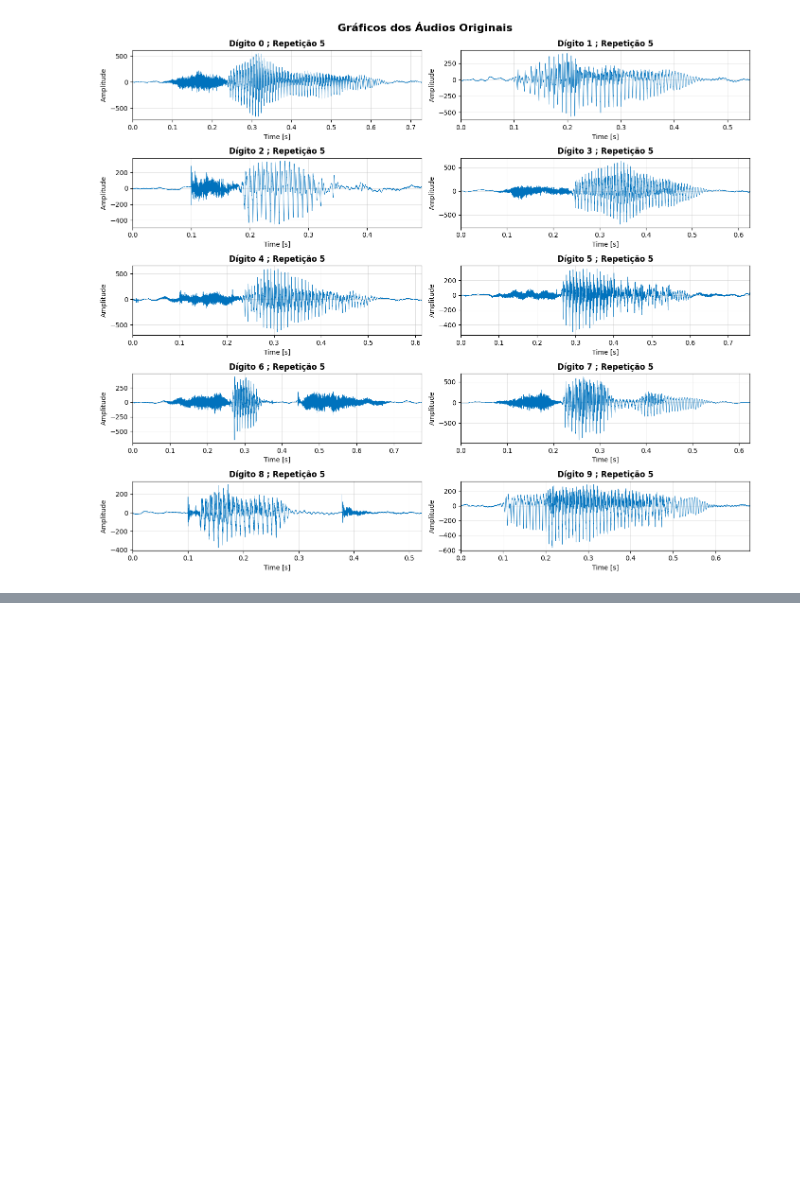
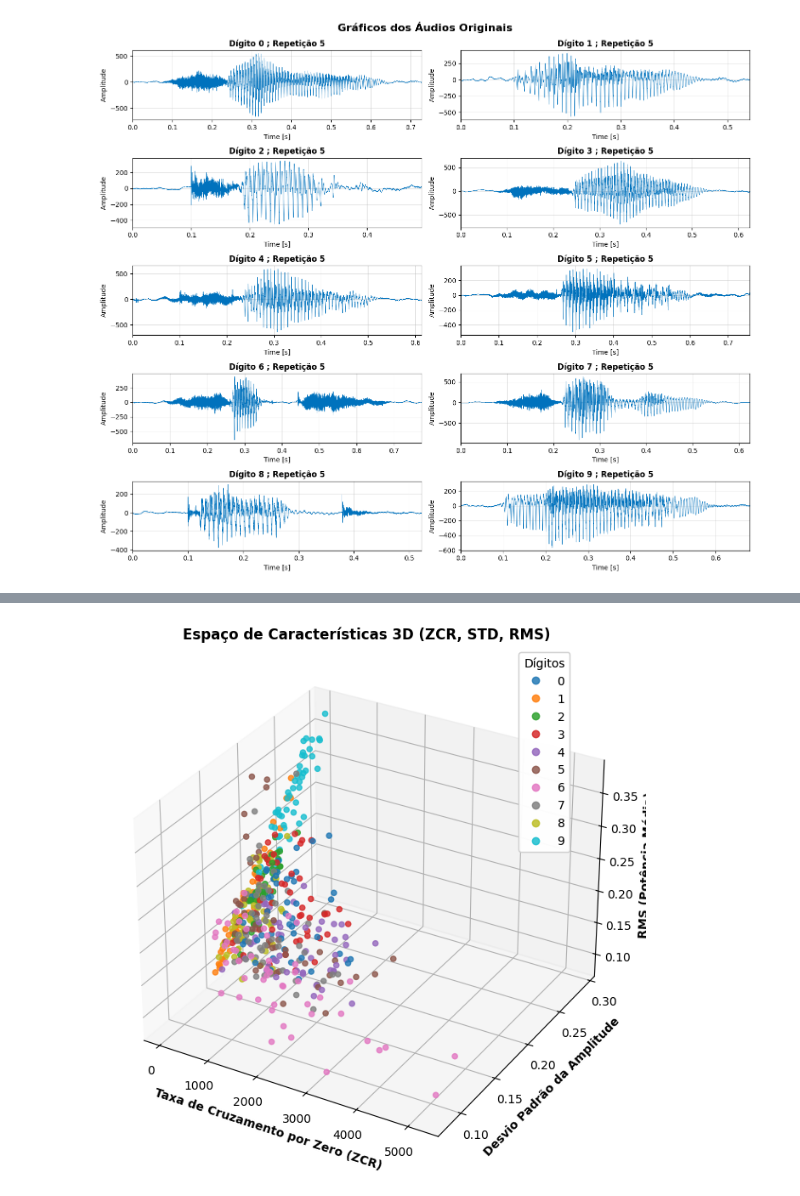
Before and after one commit to tdamiaon/ATD-Projeto, a Jupyter notebook: ATD_Projeto.ipynb, the cells around one changed output, grey strips where cells are left out. Saved outputs shown, nothing was run; the diff lists cells and outputs as text; code cells hidden in the pictures; blank space fills up the shorter version.

```diff
--- a/ATD_Projeto.ipynb
+++ b/ATD_Projeto.ipynb
@@ -64,0 +203,22 @@ plt.show()
+# %%
+import matplotlib.pyplot as plt
+
+fig = plt.figure(figsize=(10, 8))
+ax = fig.add_subplot(111, projection='3d')
+
+x = df['zcr']
+y = df['desvio_padrao']
+z = df['rms']
+
+scatter = ax.scatter(x, y, z, c=df['digito'], cmap='tab10', s=20, alpha=0.8)
+ax.set_xlabel('Taxa de Cruzamento por Zero (ZCR)', fontweight='bold')
+ax.set_ylabel('Desvio Padrão da Amplitude', fontweight='bold')
+ax.set_zlabel('RMS (Potência Média)', fontweight='bold')
+ax.set_title('Espaço de Características 3D (ZCR, STD, RMS)', fontweight='bold')
+
+legend = ax.legend(*scatter.legend_elements(), title="Dígitos", bbox_to_anchor=(0.9, 1))
+ax.add_artist(legend)
+
+plt.show()
+# %% [output]
+[figure, added]
```
Also changed, not shown: parts of 7 cells of this notebook.
